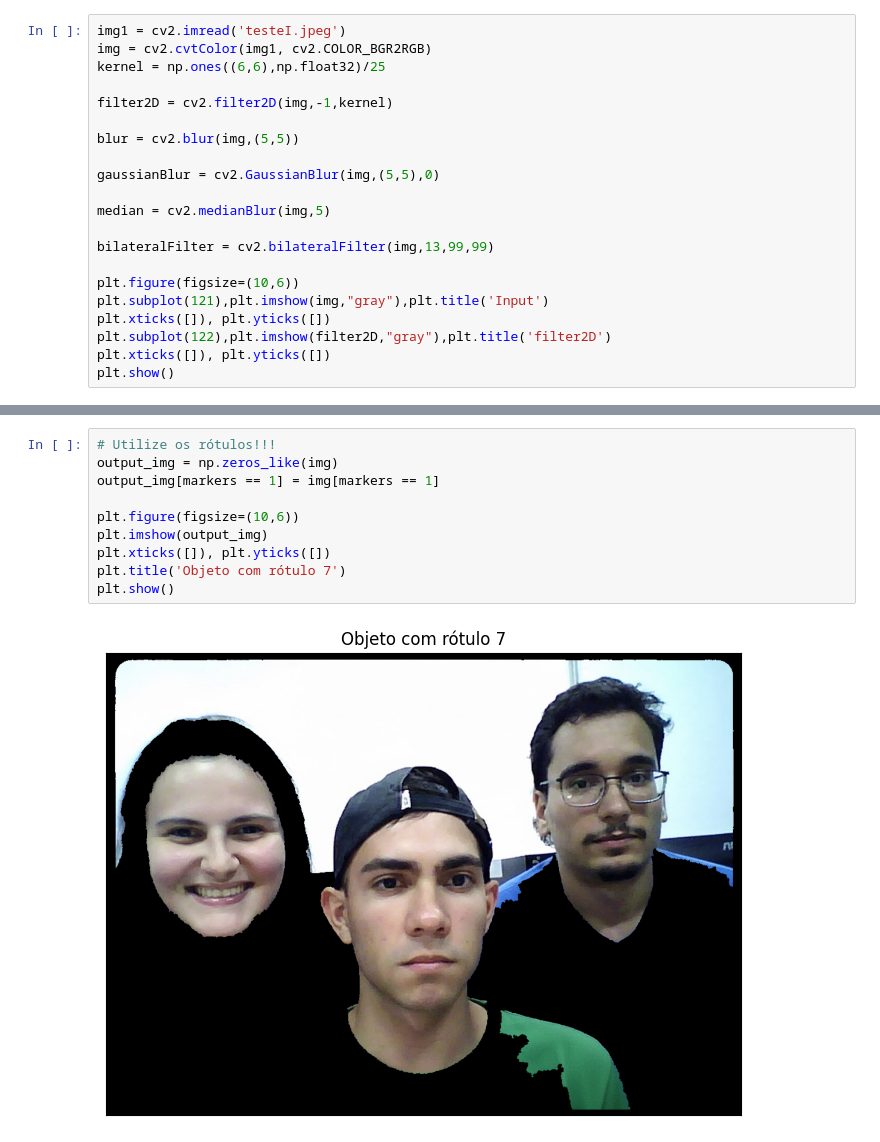
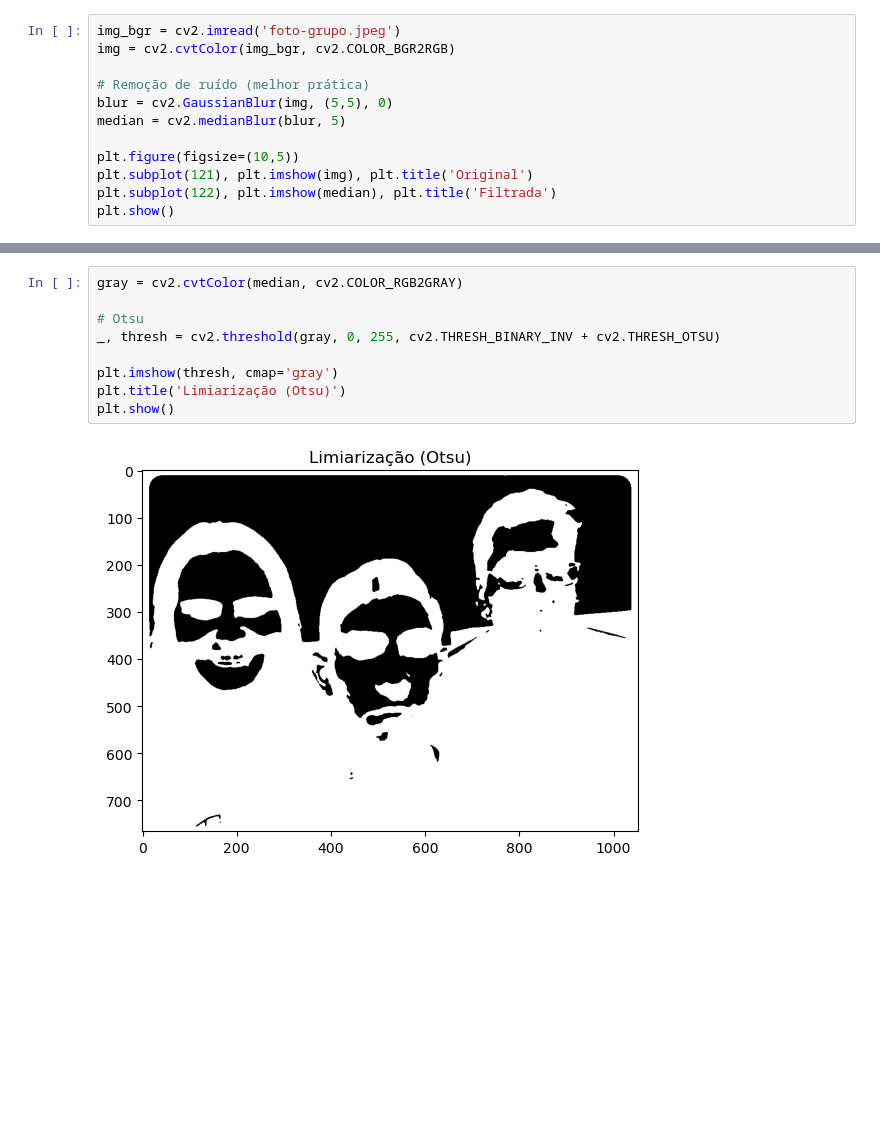
Before and after one commit to FelipeMajor/Projeto_Segmentacao, a Jupyter notebook: main.ipynb, the cells around one changed output, grey strips where cells are left out. Saved outputs shown, nothing was run; the diff lists cells and outputs as text; blank space fills up the shorter version.

```diff
--- a/main.ipynb
+++ b/main.ipynb
@@ -36,22 +14,13 @@ label0(f, b=array([[1, 1, 1],
 # %%
-img1 = cv2.imread('testeI.jpeg')
-img = cv2.cvtColor(img1, cv2.COLOR_BGR2RGB)
-kernel = np.ones((6,6),np.float32)/25
+img_bgr = cv2.imread('foto-grupo.jpeg')
+img = cv2.cvtColor(img_bgr, cv2.COLOR_BGR2RGB)
 
-filter2D = cv2.filter2D(img,-1,kernel)
+# Remoção de ruído (melhor prática)
+blur = cv2.GaussianBlur(img, (5,5), 0)
+median = cv2.medianBlur(blur, 5)
 
-blur = cv2.blur(img,(5,5))
-
-gaussianBlur = cv2.GaussianBlur(img,(5,5),0)
-
-median = cv2.medianBlur(img,5)
-
-bilateralFilter = cv2.bilateralFilter(img,13,99,99)
-
-plt.figure(figsize=(10,6))
-plt.subplot(121),plt.imshow(img,"gray"),plt.title('Input')
-plt.xticks([]), plt.yticks([])
-plt.subplot(122),plt.imshow(filter2D,"gray"),plt.title('filter2D')
-plt.xticks([]), plt.yticks([])
+plt.figure(figsize=(10,5))
+plt.subplot(121), plt.imshow(img), plt.title('Original')
+plt.subplot(122), plt.imshow(median), plt.title('Filtrada')
 plt.show()
 # %% [output]
@@ -59,13 +28,12 @@ plt.show()
 # %%
-# Utilize os rótulos!!!
-output_img = np.zeros_like(img)
-output_img[markers == 1] = img[markers == 1]
+gray = cv2.cvtColor(median, cv2.COLOR_RGB2GRAY)
 
-plt.figure(figsize=(10,6))
-plt.imshow(output_img)
-plt.xticks([]), plt.yticks([])
-plt.title('Objeto com rótulo 7')
+# Otsu
+_, thresh = cv2.threshold(gray, 0, 255, cv2.THRESH_BINARY_INV + cv2.THRESH_OTSU)
+
+plt.imshow(thresh, cmap='gray')
+plt.title('Limiarização (Otsu)')
 plt.show()
 # %% [output]
-[figure, old version]
+[figure, new version]
 # %%
```
Also changed, not shown: parts of 13 cells of this notebook.
